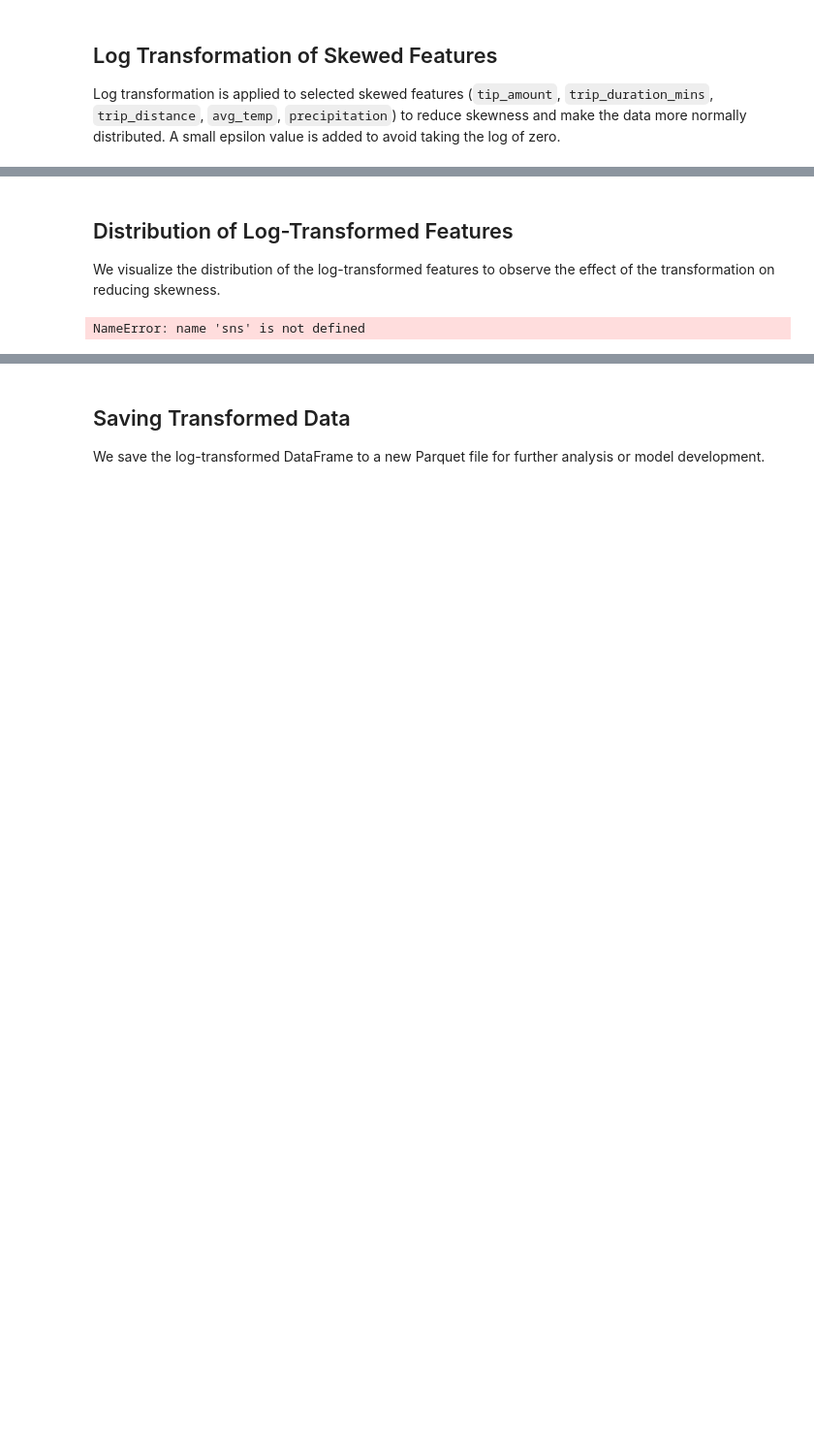
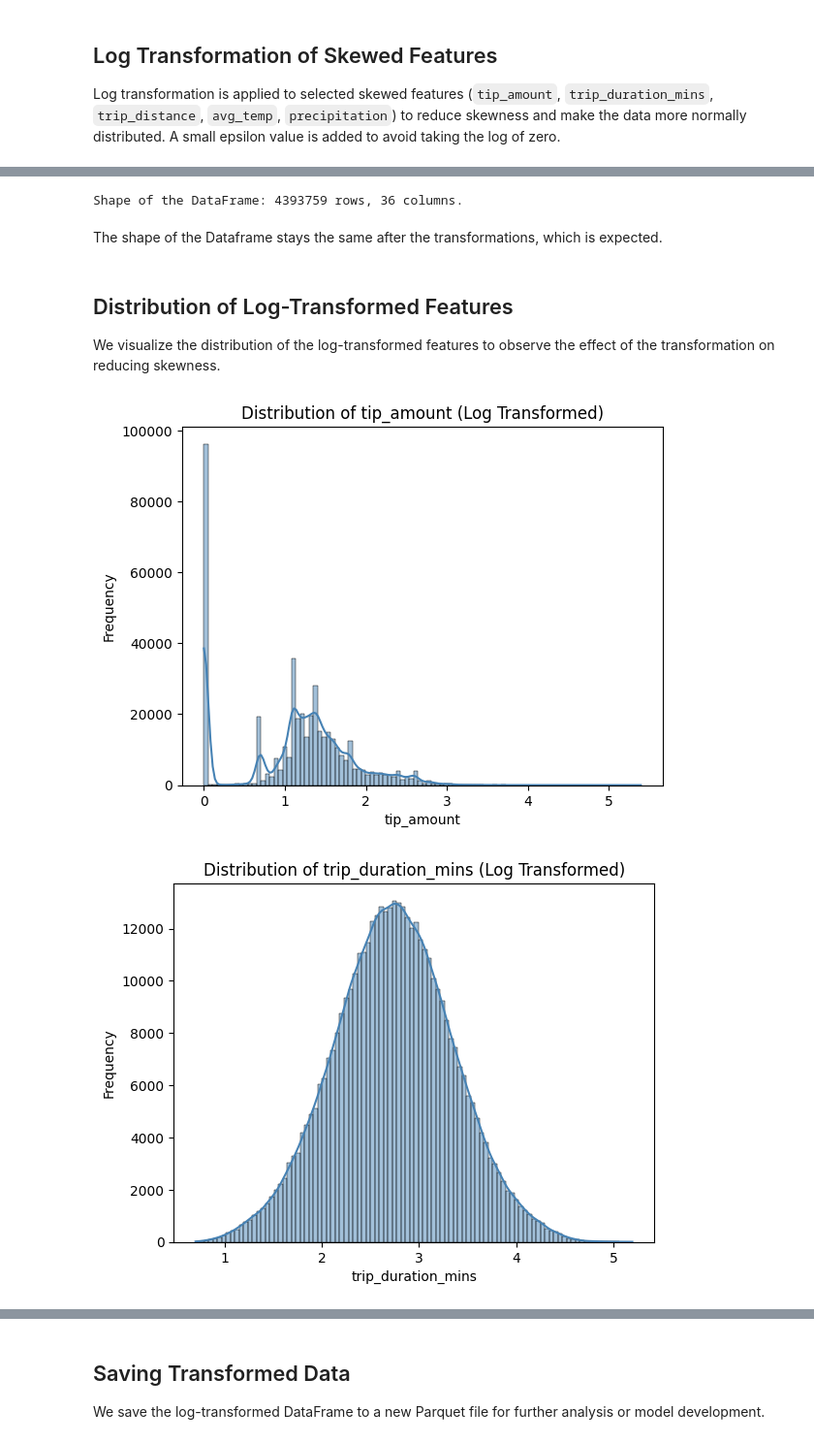
Before and after one commit to jennymaidev/nyc-taxi-prediction, a Jupyter notebook: notebooks/transformation.ipynb, the cells around one changed output, grey strips where cells are left out. Shown at 97% size. Drawn from its saved outputs; the diff is of its cells as text; code cells hidden in the pictures; blank space fills up the shorter version.

```diff
--- a/notebooks/transformation.ipynb
+++ b/notebooks/transformation.ipynb
@@ -73,17 +88,27 @@ sdf_transformed.limit(15).show()
+# %%
+shape(sdf_transformed)
+# %% [output]
+Shape of the DataFrame: 4393759 rows, 36 columns.
+# %% [markdown]
+The shape of the Dataframe stays the same after the transformations, which is expected.
 # %% [markdown]
 ## Distribution of Log-Transformed Features
 
 We visualize the distribution of the log-transformed features to observe the effect of the transformation on reducing skewness.
+# %%
+sdf_sampled = sdf_transformed.sample(0.1, seed=1003)
+df_sample = sdf_sampled.toPandas()
 # %%
 # List of columns to plot after log transformation
 columns_to_plot = ['tip_amount', 'trip_duration_mins', 'trip_distance', 'avg_temp', 'precipitation']
 
 # Plot histograms with KDE for each log-transformed feature
 for col_name in columns_to_plot:
-    sns.histplot(df[col_name], bins=100, kde=True, color='steelblue')
+    sns.histplot(df_sample[col_name], bins=100, kde=True, color='steelblue')
     plt.title(f'Distribution of {col_name} (Log Transformed)')
     plt.xlabel(col_name)
     plt.ylabel('Frequency')
     plt.show()
 # %% [output]
-NameError: name 'sns' is not defined
+[figure, added]
+[figure, added]
```
Also changed, not shown: parts of 8 cells of this notebook, 6 other files.
